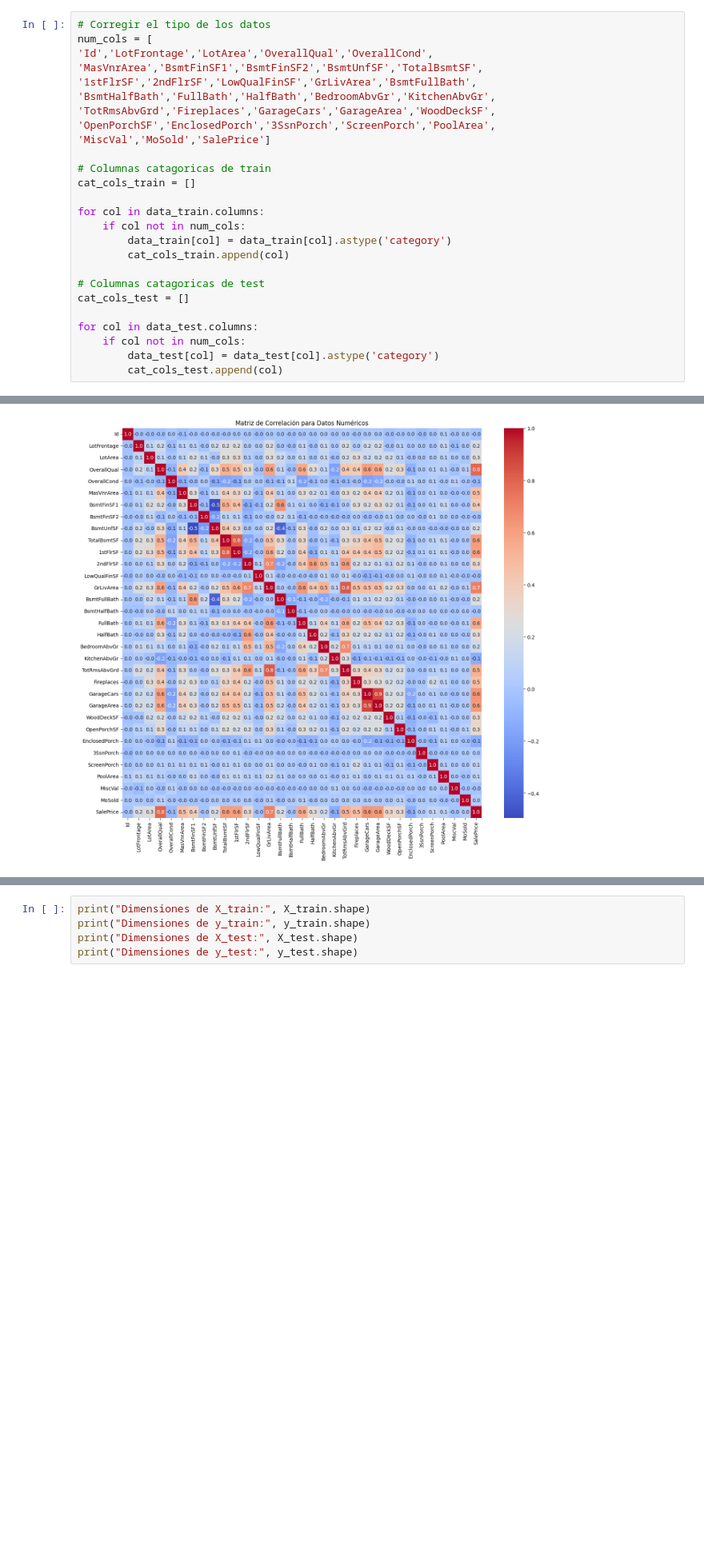
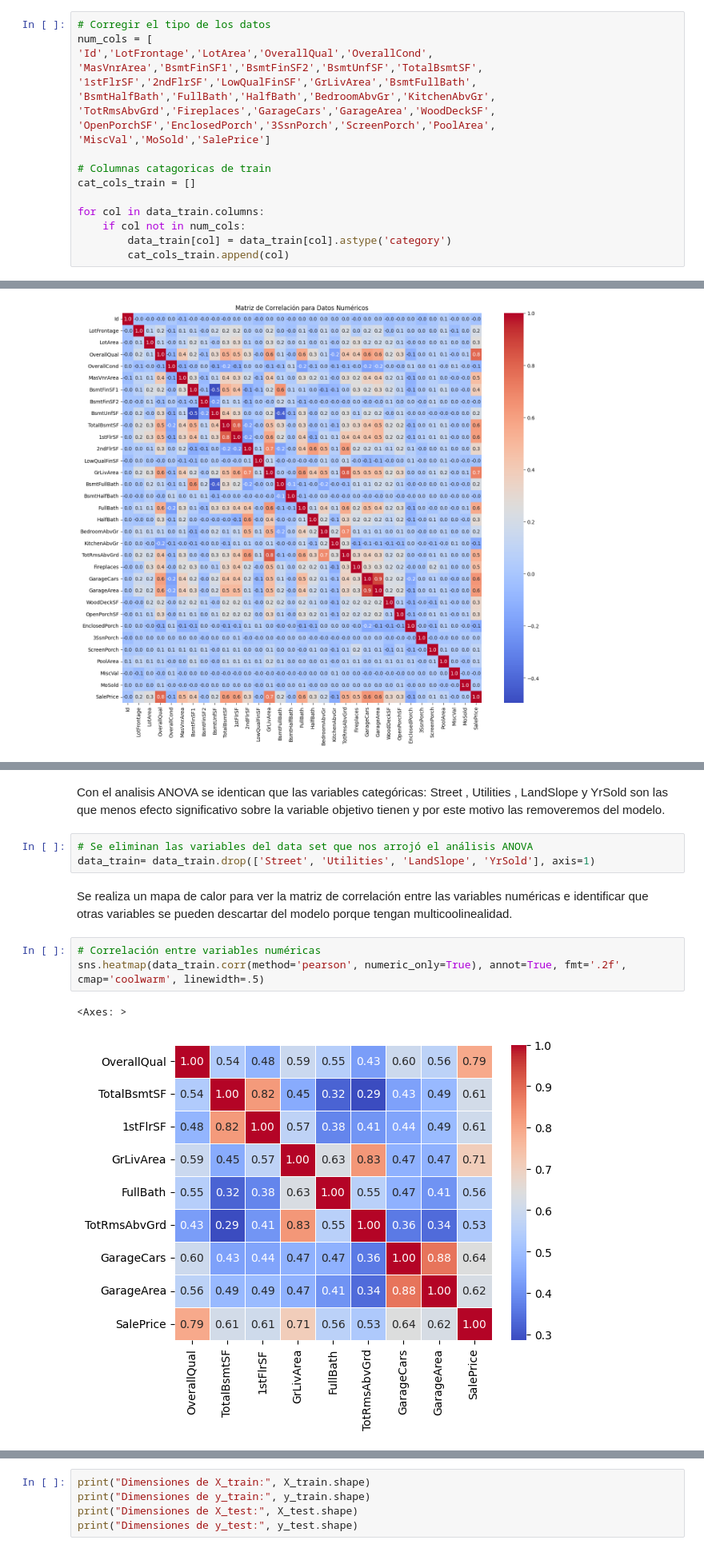
Before and after one commit to kunnermm/taller1_ML, a Jupyter notebook: notebook_taller1.ipynb, the cells around one changed output, grey strips where cells are left out. Shown at 80% size. Drawn from its saved outputs; the diff is of its cells as text; blank space fills up the shorter version.

Commit message:
Se suben cambios en el modelo

```diff
--- a/notebook_taller1.ipynb
+++ b/notebook_taller1.ipynb
@@ -83,14 +67,6 @@ for col in data_train.columns:
     if col not in num_cols:
         data_train[col] = data_train[col].astype('category')
         cat_cols_train.append(col)
-
-# Columnas catagoricas de test
-cat_cols_test = []
-
-for col in data_test.columns:
-    if col not in num_cols:
-        data_test[col] = data_test[col].astype('category')
-        cat_cols_test.append(col)
 # %%
 # Información de los datos de entrenamiento
 data_train.info()
@@ -573,0 +521,13 @@ y_test = data_train['SalePrice'] # Preguntar si esto se puede hacer ya que data_
+# %% [markdown]
+Con el analisis ANOVA se identican que las variables categóricas: Street , Utilities , LandSlope  y YrSold son las que menos efecto significativo sobre la variable objetivo tienen y por este motivo las removeremos del modelo.
+# %%
+# Se eliminan las variables del data set que nos arrojó el análisis ANOVA
+data_train= data_train.drop(['Street', 'Utilities', 'LandSlope', 'YrSold'], axis=1)
+# %% [markdown]
+Se realiza un mapa de calor para ver la matriz de correlación entre las variables numéricas e identificar que otras variables se pueden descartar del modelo porque tengan multicoolinealidad.
+# %%
+# Correlación entre variables numéricas
+sns.heatmap(data_train.corr(method='pearson', numeric_only=True), annot=True, fmt='.2f', cmap='coolwarm', linewidth=.5)
+# %% [output]
+<Axes: >
+[figure, added]
```
Also changed, not shown: parts of 60 cells of this notebook.
